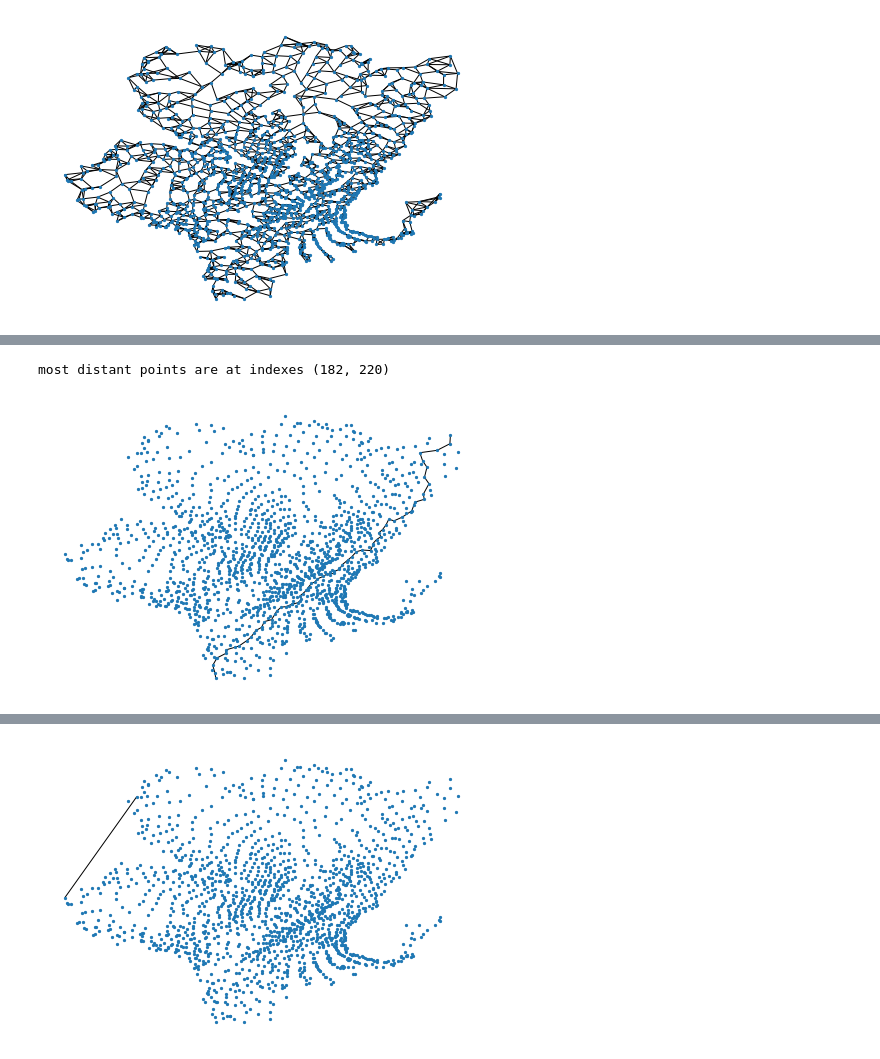
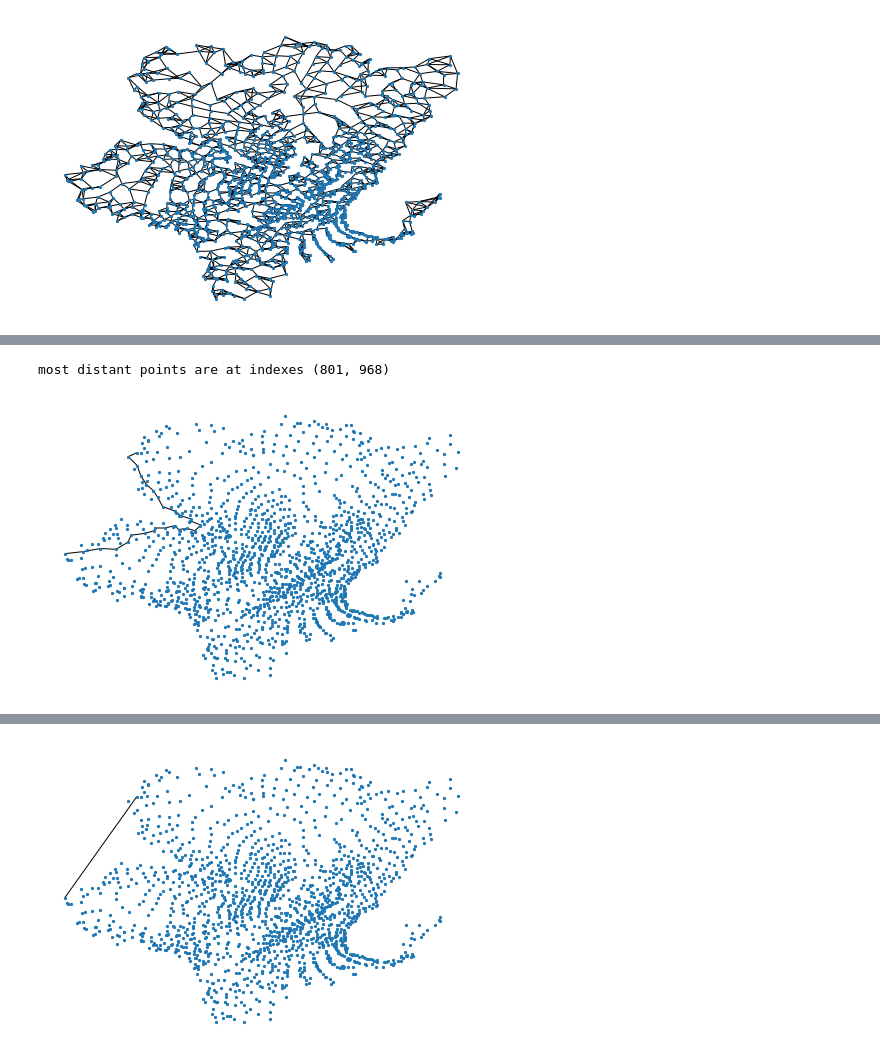
Before and after one commit to Iddoyadlin/DeepLearningCS3598, a Jupyter notebook: graph.ipynb, the cells around one changed output, grey strips where cells are left out. Saved outputs shown, nothing was run; the diff lists cells and outputs as text; code cells hidden in the pictures.

```diff
--- a/graph.ipynb
+++ b/graph.ipynb
@@ -39,6 +39,8 @@ def load_encoding(base_path, encoding_path=None):
         encoding_path = Path(base_path) / Path('encoding.json')
     with encoding_path.open() as f:
         points_data = json.load(f)
+    for p in points_data:
+        p['img'] = np.asarray(Image.open(p['path']))
     return points_data
 # %%
 ###Model evaluation ###
@@ -156,7 +155,7 @@ def get_shortest_path_graph(G, source, destination):
     for i in range(len(path)-1):
         data = G.get_edge_data(path[i], path[i+1])
         G2.add_edge(path[i], path[i+1], weight=data['weight'])
-    return G2
+    return G2, path
 
 def display_path_graph(G, path):
     G2= nx.Graph()
@@ -256,10 +255,10 @@ def display_neighbors_for_latent_image(encoding, model, idx):
     ax2.imshow(Image.open(path))
     ax2.set_title('original')
 
-    for i,neighbors in enumerate(list(G.neighbors(idx))[:num_axes], start=3):
+    for i,neighbor in enumerate(list(G.neighbors(idx))[:num_axes], start=3):
         ax = fig.add_subplot(1,num_axes+2,i)
         ax.set_title('n'+ str(i-2))
-        img = latent_to_img(points[i], model)
+        img = latent_to_img(points[neighbor], model)
         ax.axis('off')
         ax.imshow(img)
     plt.show()
@@ -311,12 +392,9 @@ display_neighbors_for_latent_image(encoding,model, 0)
 # %%
 ## shortest_path for two most distant points ##
-source, dest = get_most_distant_points(points, dist_type='euclidean')
-
-
-print("most distant points are at indexes {}".format(I))
-
-G2 = get_shortest_path_graph(G, source, dest)
+source, dest = 801, 968#get_most_distant_points(points, dist_type='euclidean')
+print("most distant points are at indexes {}".format((source, dest)))
+G2, path = get_shortest_path_graph(G, source, dest)
 display_latent_space(G2, with_edges=True)
 # %% [output]
-most distant points are at indexes (182, 220)
+most distant points are at indexes (801, 968)
-[figure, old version]
+[figure, new version]
```
Also changed, not shown: parts of 8 cells of this notebook.
